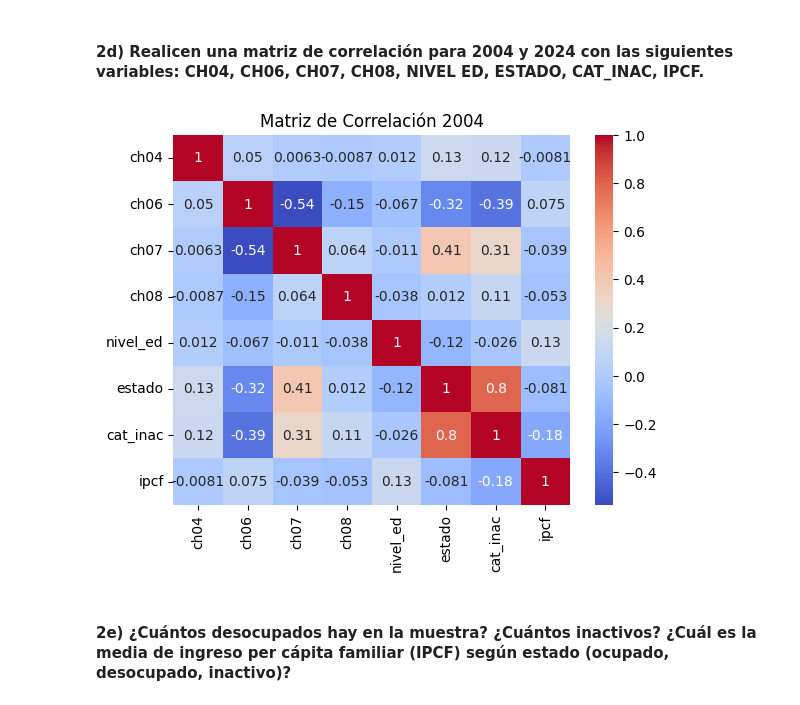
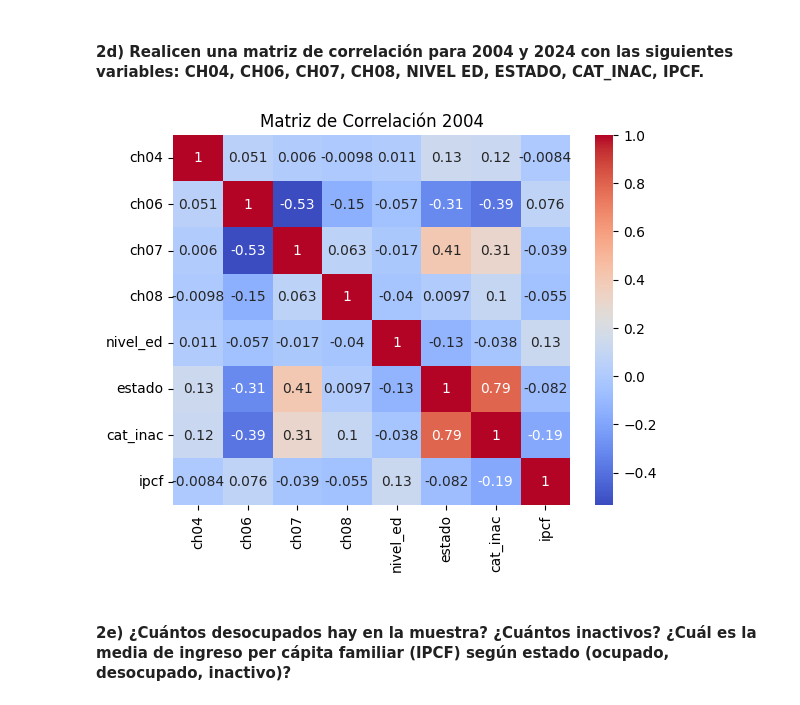
Before and after one commit to GabrielDiaz303/CC408--T1-2-, a Jupyter notebook: TP3 - Codigo.ipynb, the cells around one changed output. Saved outputs shown, nothing was run; the diff lists cells and outputs as text; code cells hidden in the pictures.

```diff
--- a/TP3 - Codigo.ipynb
+++ b/TP3 - Codigo.ipynb
@@ -245,0 +303,8 @@ Name: ch04, Length: 14698, dtype: object
+# %%
+# Crear una máscara booleana para valores negativos
+negative_mask = EPH_completo["t_vi"].lt(0)
+
+negative_count = negative_mask.sum()
+
+print("Número de valores negativos:")
+print(negative_count)
@@ -245,0 +314,11 @@ Name: ch04, Length: 14698, dtype: object
+# %%
+ing_no_laborales = ["v2_m","v3_m","v4_m","v5_m","v8_m","v9_m","v10_m","v11_m","v12_m","v18_m","v19_am","v21_m","t_vi"]
+
+for i in ing_no_laborales:
+    negative_mask = EPH_completo[i].lt(0)
+
+    negative_count = negative_mask.sum()
+
+    print("Número de valores negativos:")
+    print(negative_count)
+    EPH_completo[i] = EPH_completo[EPH_completo[i] >= 0][i]
@@ -246,5 +343,10 @@ Name: ch04, Length: 14698, dtype: object
+# %%
+EPH_completo["p47t"] = EPH_completo[EPH_completo["p47t"] >= 0]["p47t"]
+EPH_completo["p21"] = EPH_completo[EPH_completo["p21"] >= 0]["p21"]
+EPH_completo["tot_p12"] = EPH_completo[EPH_completo["tot_p12"] >= 0]["tot_p12"]
 # %%
 EPH_completo["ch06"] = pd.to_numeric(EPH_completo['ch06'], errors='coerce')
+EPH_completo["ch06"] = EPH_completo[EPH_completo["ch06"] > 0]["ch06"]
 
 # Eliminar filas con NaN en 'columna1'
 EPH_completo = EPH_completo.dropna(subset=['ch06'])
@@ -338,17 +428,19 @@ plt.show()
 #### 2d) Realicen una matriz de correlación para 2004 y 2024 con las siguientes variables: CH04, CH06, CH07, CH08, NIVEL ED, ESTADO, CAT_INAC, IPCF.
 # %%
 # Seleccionar las variables de interés
+EPH_completo["ch04"] = EPH_completo["ch04"].map({'Varón': 1, "Mujer": 2})
+
 variables_interes = ['ch04', 'ch06', 'ch07', 'ch08', 'nivel_ed', 'estado', 'cat_inac', 'ipcf']
 
 # Calcular la matriz de correlación para 2004 y 2024
 corr_2004 = EPH_completo[variables_interes].corr()
 #corr_2024 = data_2024_filtrado[variables_interes].corr()
 
 # Visualizar las matrices de correlación
 sns.heatmap(corr_2004, annot=True, cmap='coolwarm')
 plt.title('Matriz de Correlación 2004')
 plt.show()
 # %% [output]
-[figure, old version]
+[figure, new version]
 # %% [markdown]
 #### 2e) ¿Cuántos desocupados hay en la muestra? ¿Cuántos inactivos? ¿Cuál es la media de ingreso per cápita familiar (IPCF) según estado (ocupado, desocupado, inactivo)?
```
Also changed, not shown: parts of 26 cells of this notebook, 2 other files.
